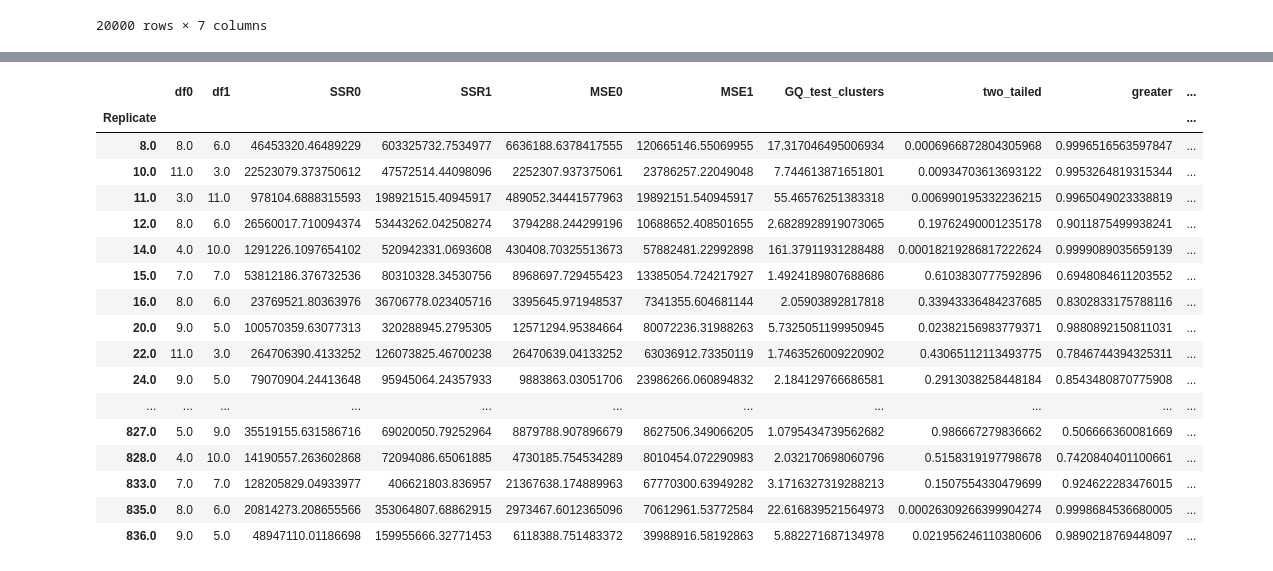
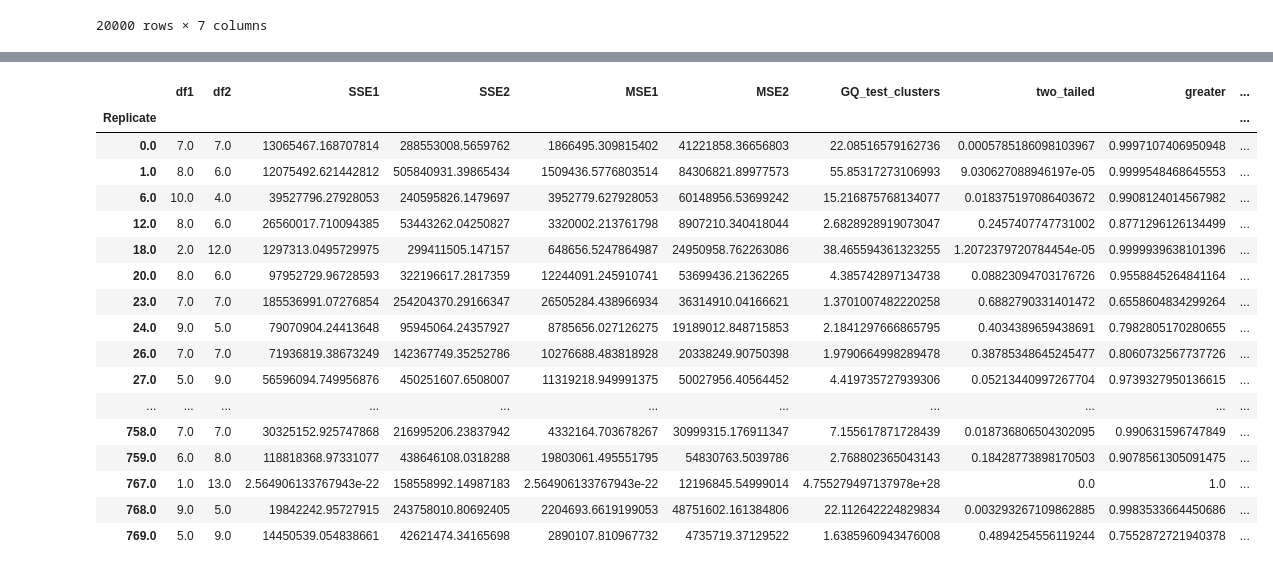
Before and after one commit to iam-fern/Generate_multiplication, a Jupyter notebook: GQtest_cluster_data_multi_delta_(4)_n20_05.ipynb, the cells around one changed output, grey strips where cells are left out. Drawn from its saved outputs; the diff is of its cells as text; code cells hidden in the pictures.

```diff
--- a/GQtest_cluster_data_multi_delta_(4)_n20_05.ipynb
+++ b/GQtest_cluster_data_multi_delta_(4)_n20_05.ipynb
@@ -217,38 +249,38 @@ for run_replicate in list_replicate:
 # %%
 # สร้างตารางผลลัพธ์
 alpha = 0.05
 pd.set_option('display.max_rows', 1000)
 pd.set_option('display.max_columns', 1000)
 pd.set_option('display.width', 1000)
-result=pd.DataFrame({"Replicate":list_replicate, "df0":list_df0, "df1":list_df1, "SSR0":list_SSR0,
-                     "SSR1":list_SSR1, "MSE0":list_MSE0, "MSE1":list_MSE1,
-                     "GQ_test_clusters":list_GQ_test_clusters, "two_tailed":list_two_tailed, "greater":list_p_greater})
+result=pd.DataFrame({"Replicate":list_replicate, "df1":list_df1, "df2":list_df2, "SSE1":list_SSE1,
+                     "SSE2":list_SSE2, "MSE1":list_MSE1, "MSE2":list_MSE2,
+                     "GQ_test_clusters":list_GQ_test_clusters, "two_tailed":list_two_tailed, "greater":list_p_greater, "less":list_p_less})
 result.set_index(['Replicate'], inplace=True)
-result=result[(result["two_tailed"]<=1) & (result["greater"]<=1)]
+result=result[(result["two_tailed"]<=1) & (result["greater"]<=1) & (result["less"]<=1)]
 result["Result_test"]=result["two_tailed"].apply(lambda p_value: 'Reject005=0 : Heteroscedasticity'
-                                                                  if p_value < alpha else 'Reject005=1 : Homoscedasticity')
+                                                 if p_value < alpha else 'Reject005=1 : Homoscedasticity')
 #two_tailed_new_show=two_tailed_new.drop(columns="greater")
 
 result.astype(str)
 # %% [output]
-|  | df0 | df1 | SSR0 | SSR1 | MSE0 | MSE1 | GQ_test_clusters | two_tailed | greater | ... |
+|  | df1 | df2 | SSE1 | SSE2 | MSE1 | MSE2 | GQ_test_clusters | two_tailed | greater | ... |
 | Replicate |  |  |  |  |  |  |  |  |  | ... |
-| 8.0 | 8.0 | 6.0 | 46453320.46489229 | 603325732.7534977 | 6636188.6378417555 | 120665146.55069955 | 17.317046495006934 | 0.0006966872804305968 | 0.9996516563597847 | ... |
-| 10.0 | 11.0 | 3.0 | 22523079.373750612 | 47572514.44098096 | 2252307.937375061 | 23786257.22049048 | 7.744613871651801 | 0.00934703613693122 | 0.9953264819315344 | ... |
-| 11.0 | 3.0 | 11.0 | 978104.6888315593 | 198921515.40945917 | 489052.34441577963 | 19892151.540945917 | 55.46576251383318 | 0.006990195332236215 | 0.9965049023338819 | ... |
-| 12.0 | 8.0 | 6.0 | 26560017.710094374 | 53443262.042508274 | 3794288.244299196 | 10688652.408501655 | 2.6828928919073065 | 0.19762490001235178 | 0.9011875499938241 | ... |
-| 14.0 | 4.0 | 10.0 | 1291226.1097654102 | 520942331.0693608 | 430408.70325513673 | 57882481.22992898 | 161.37911931288488 | 0.00018219286817222624 | 0.9999089035659139 | ... |
-| 15.0 | 7.0 | 7.0 | 53812186.376732536 | 80310328.34530756 | 8968697.729455423 | 13385054.724217927 | 1.4924189807688686 | 0.6103830777592896 | 0.6948084611203552 | ... |
-| 16.0 | 8.0 | 6.0 | 23769521.80363976 | 36706778.023405716 | 3395645.971948537 | 7341355.604681144 | 2.05903892817818 | 0.33943336484237685 | 0.8302833175788116 | ... |
-| 20.0 | 9.0 | 5.0 | 100570359.63077313 | 320288945.2795305 | 12571294.95384664 | 80072236.31988263 | 5.7325051199950945 | 0.02382156983779371 | 0.9880892150811031 | ... |
-| 22.0 | 11.0 | 3.0 | 264706390.4133252 | 126073825.46700238 | 26470639.04133252 | 63036912.73350119 | 1.7463526009220902 | 0.43065112113493775 | 0.7846744394325311 | ... |
-| 24.0 | 9.0 | 5.0 | 79070904.24413648 | 95945064.24357933 | 9883863.03051706 | 23986266.060894832 | 2.184129766686581 | 0.2913038258448184 | 0.8543480870775908 | ... |
+| 0.0 | 7.0 | 7.0 | 13065467.168707814 | 288553008.5659762 | 1866495.309815402 | 41221858.36656803 | 22.08516579162736 | 0.0005785186098103967 | 0.9997107406950948 | ... |
+| 1.0 | 8.0 | 6.0 | 12075492.621442812 | 505840931.39865434 | 1509436.5776803514 | 84306821.89977573 | 55.85317273106993 | 9.030627088946197e-05 | 0.9999548468645553 | ... |
+| 6.0 | 10.0 | 4.0 | 39527796.27928053 | 240595826.1479697 | 3952779.627928053 | 60148956.53699242 | 15.216875768134077 | 0.018375197086403672 | 0.9908124014567982 | ... |
+| 12.0 | 8.0 | 6.0 | 26560017.710094385 | 53443262.04250827 | 3320002.213761798 | 8907210.340418044 | 2.6828928919073047 | 0.2457407747731002 | 0.8771296126134499 | ... |
+| 18.0 | 2.0 | 12.0 | 1297313.0495729975 | 299411505.147157 | 648656.5247864987 | 24950958.762263086 | 38.465594361323255 | 1.2072379720784454e-05 | 0.9999939638101396 | ... |
+| 20.0 | 8.0 | 6.0 | 97952729.96728593 | 322196617.2817359 | 12244091.245910741 | 53699436.21362265 | 4.385742897134738 | 0.08823094703176726 | 0.9558845264841164 | ... |
+| 23.0 | 7.0 | 7.0 | 185536991.07276854 | 254204370.29166347 | 26505284.438966934 | 36314910.04166621 | 1.3701007482220258 | 0.6882790331401472 | 0.6558604834299264 | ... |
+| 24.0 | 9.0 | 5.0 | 79070904.24413648 | 95945064.24357927 | 8785656.027126275 | 19189012.848715853 | 2.1841297666865795 | 0.4034389659438691 | 0.7982805170280655 | ... |
+| 26.0 | 7.0 | 7.0 | 71936819.38673249 | 142367749.35252786 | 10276688.483818928 | 20338249.90750398 | 1.9790664998289478 | 0.38785348645245477 | 0.8060732567737726 | ... |
+| 27.0 | 5.0 | 9.0 | 56596094.749956876 | 450251607.6508007 | 11319218.949991375 | 50027956.40564452 | 4.419735727939306 | 0.05213440997267704 | 0.9739327950136615 | ... |
 | ... | ... | ... | ... | ... | ... | ... | ... | ... | ... | ... |
-| 827.0 | 5.0 | 9.0 | 35519155.631586716 | 69020050.79252964 | 8879788.907896679 | 8627506.349066205 | 1.0795434739562682 | 0.986667279836662 | 0.506666360081669 | ... |
-| 828.0 | 4.0 | 10.0 | 14190557.263602868 | 72094086.65061885 | 4730185.754534289 | 8010454.072290983 | 2.032170698060796 | 0.5158319197798678 | 0.7420840401100661 | ... |
-| 833.0 | 7.0 | 7.0 | 128205829.04933977 | 406621803.836957 | 21367638.174889963 | 67770300.63949282 | 3.1716327319288213 | 0.1507554330479699 | 0.924622283476015 | ... |
-| 835.0 | 8.0 | 6.0 | 20814273.208655566 | 353064807.68862915 | 2973467.6012365096 | 70612961.53772584 | 22.616839521564973 | 0.00026309266399904274 | 0.9998684536680005 | ... |
-| 836.0 | 9.0 | 5.0 | 48947110.01186698 | 159955666.32771453 | 6118388.751483372 | 39988916.58192863 | 5.882271687134978 | 0.021956246110380606 | 0.9890218769448097 | ... |
+| 758.0 | 7.0 | 7.0 | 30325152.925747868 | 216995206.23837942 | 4332164.703678267 | 30999315.176911347 | 7.155617871728439 | 0.018736806504302095 | 0.990631596747849 | ... |
+| 759.0 | 6.0 | 8.0 | 118818368.97331077 | 438646108.0318288 | 19803061.495551795 | 54830763.5039786 | 2.768802365043143 | 0.18428773898170503 | 0.9078561305091475 | ... |
+| 767.0 | 1.0 | 13.0 | 2.564906133767943e-22 | 158558992.14987183 | 2.564906133767943e-22 | 12196845.54999014 | 4.755279497137978e+28 | 0.0 | 1.0 | ... |
+| 768.0 | 9.0 | 5.0 | 19842242.95727915 | 243758010.80692405 | 2204693.6619199053 | 48751602.161384806 | 22.112642224829834 | 0.003293267109862885 | 0.9983533664450686 | ... |
+| 769.0 | 5.0 | 9.0 | 14450539.054838661 | 42621474.34165698 | 2890107.810967732 | 4735719.37129522 | 1.6385960943476008 | 0.4894254556119244 | 0.7552872721940378 | ... |
 # %%
 # สร้างตารางผลลัพธ์
 alpha = 0.05
```
Also changed, not shown: parts of 5 cells of this notebook.
